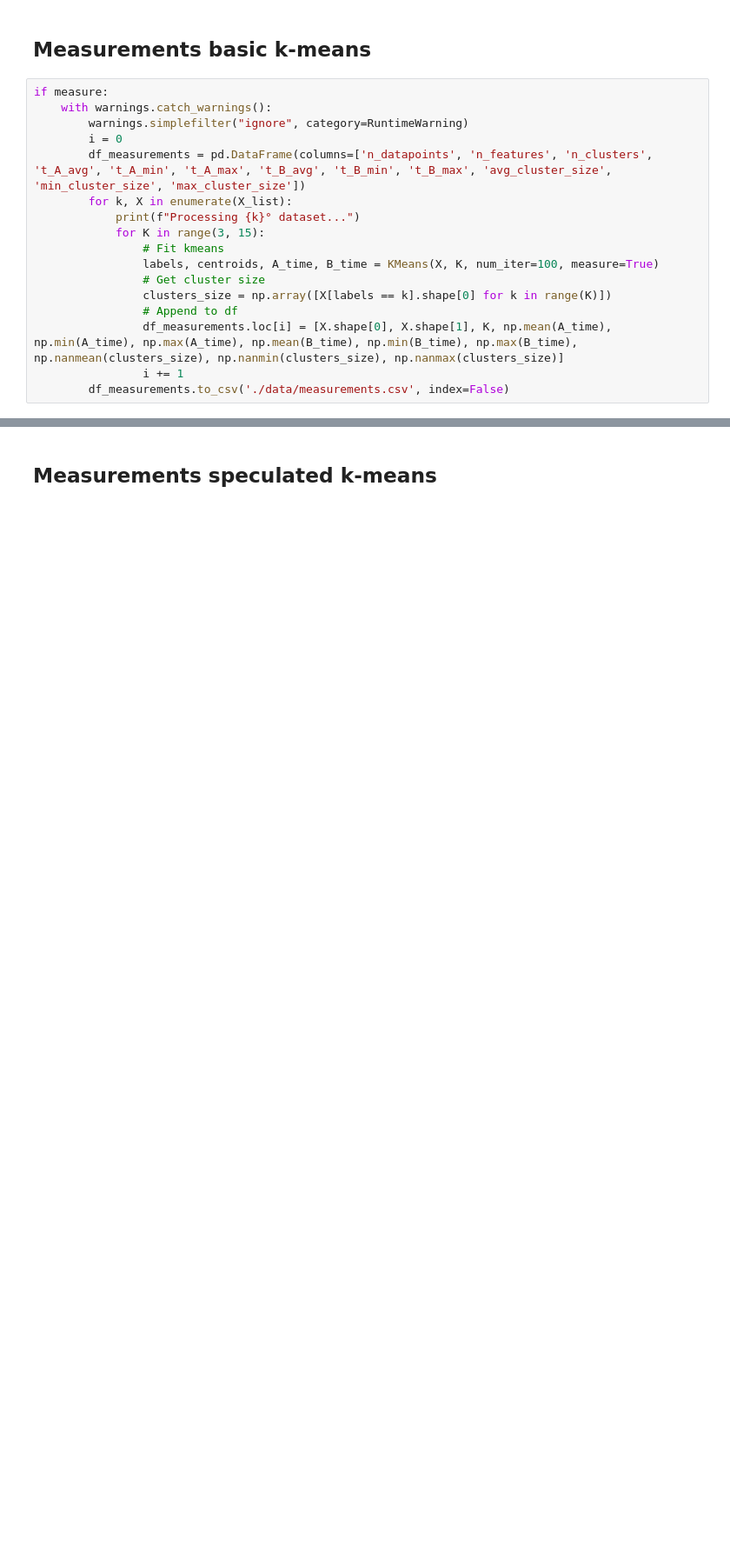
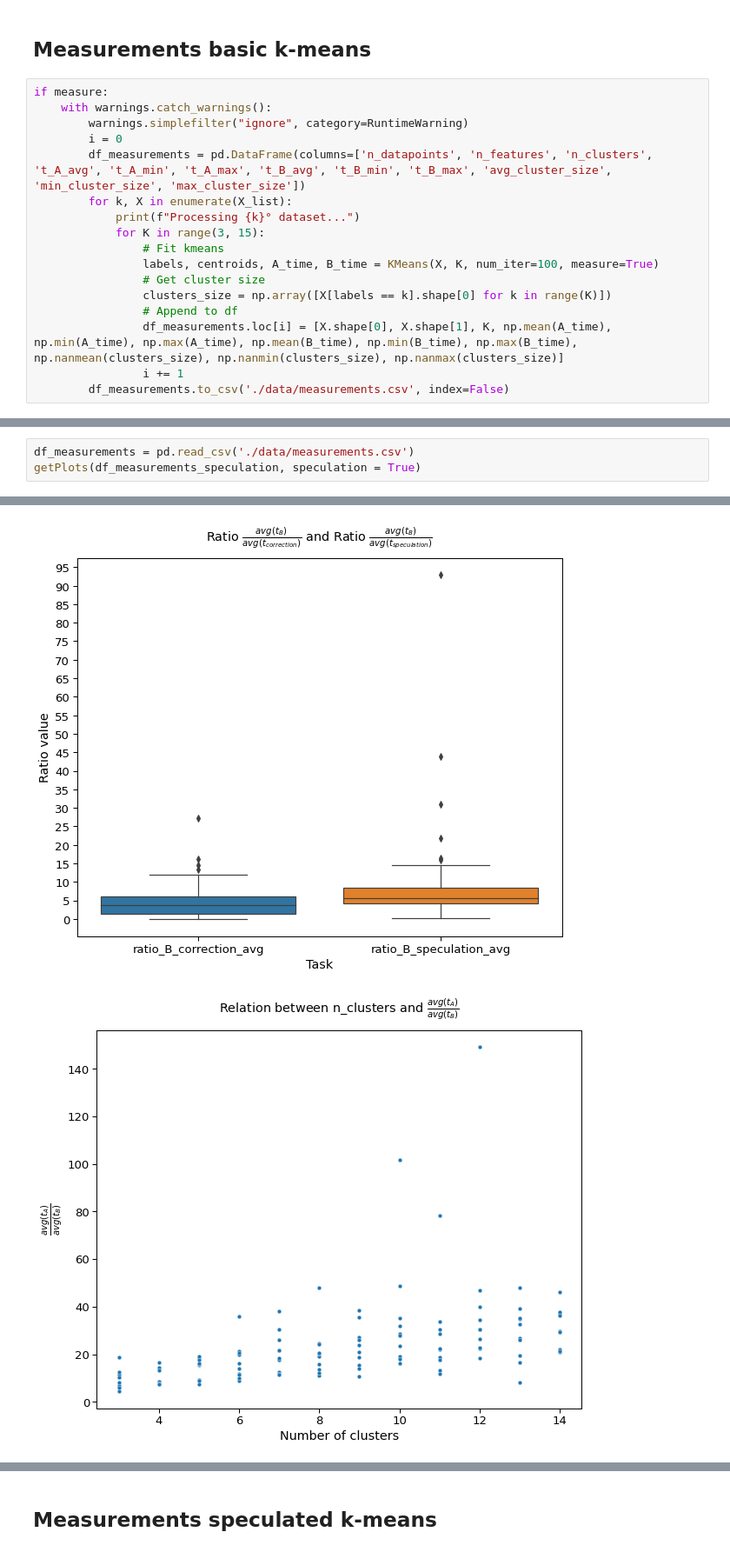
Before and after one commit to nefagi-01/DIAS-semester-project, a Jupyter notebook: Measurements.ipynb, the cells around one changed output, grey strips where cells are left out. Shown at 87% size. Drawn from its saved outputs; the diff is of its cells as text; blank space fills up the shorter version.

```diff
--- a/Measurements.ipynb
+++ b/Measurements.ipynb
@@ -122,0 +113,4 @@ getPlots(df_measurements)
+# %%
+df_measurements = pd.read_csv('./data/measurements.csv')
+getPlots(df_measurements_speculation, speculation = True)
+# %% [output]
@@ -122,0 +120,2 @@ getPlots(df_measurements)
+[figure, added]
+[figure, added]
```
Also changed, not shown: parts of 5 cells of this notebook, 8 other files.
